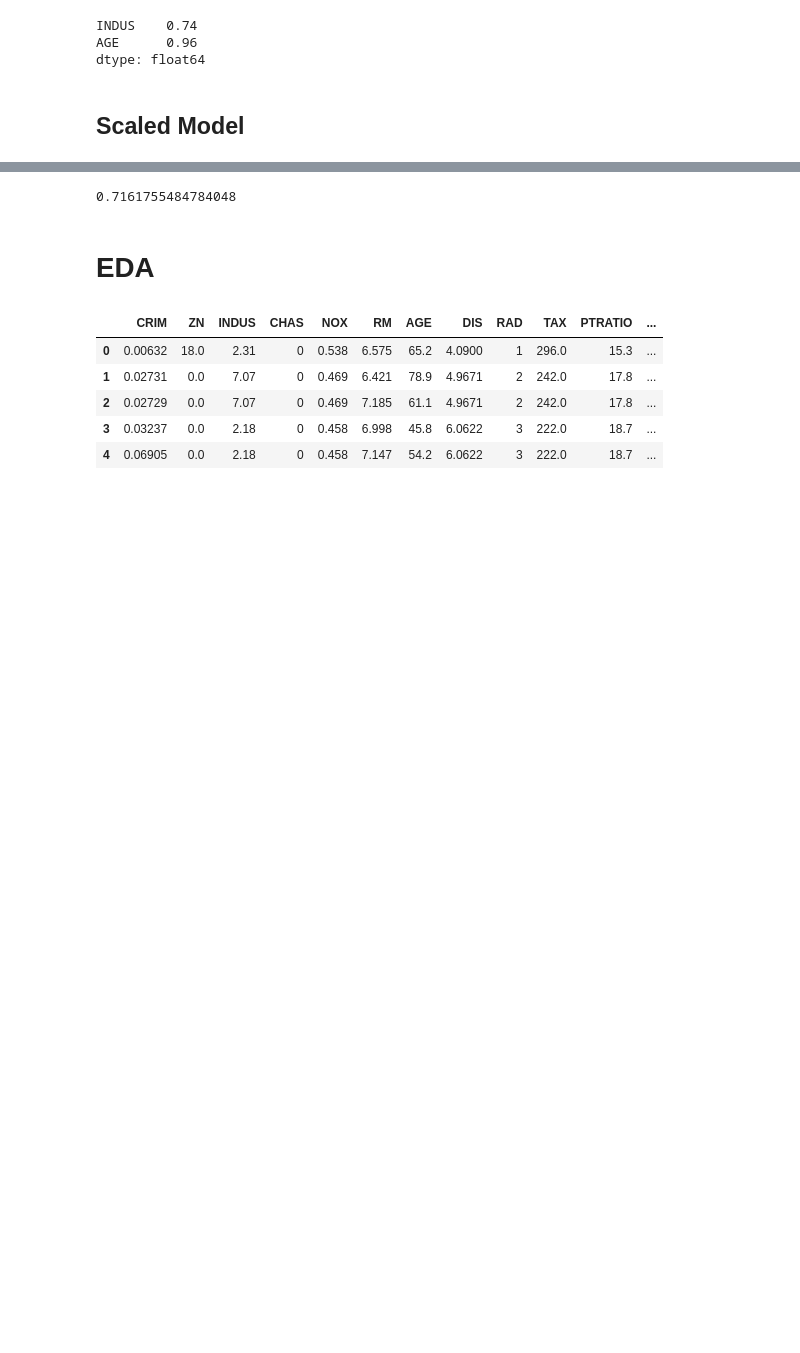
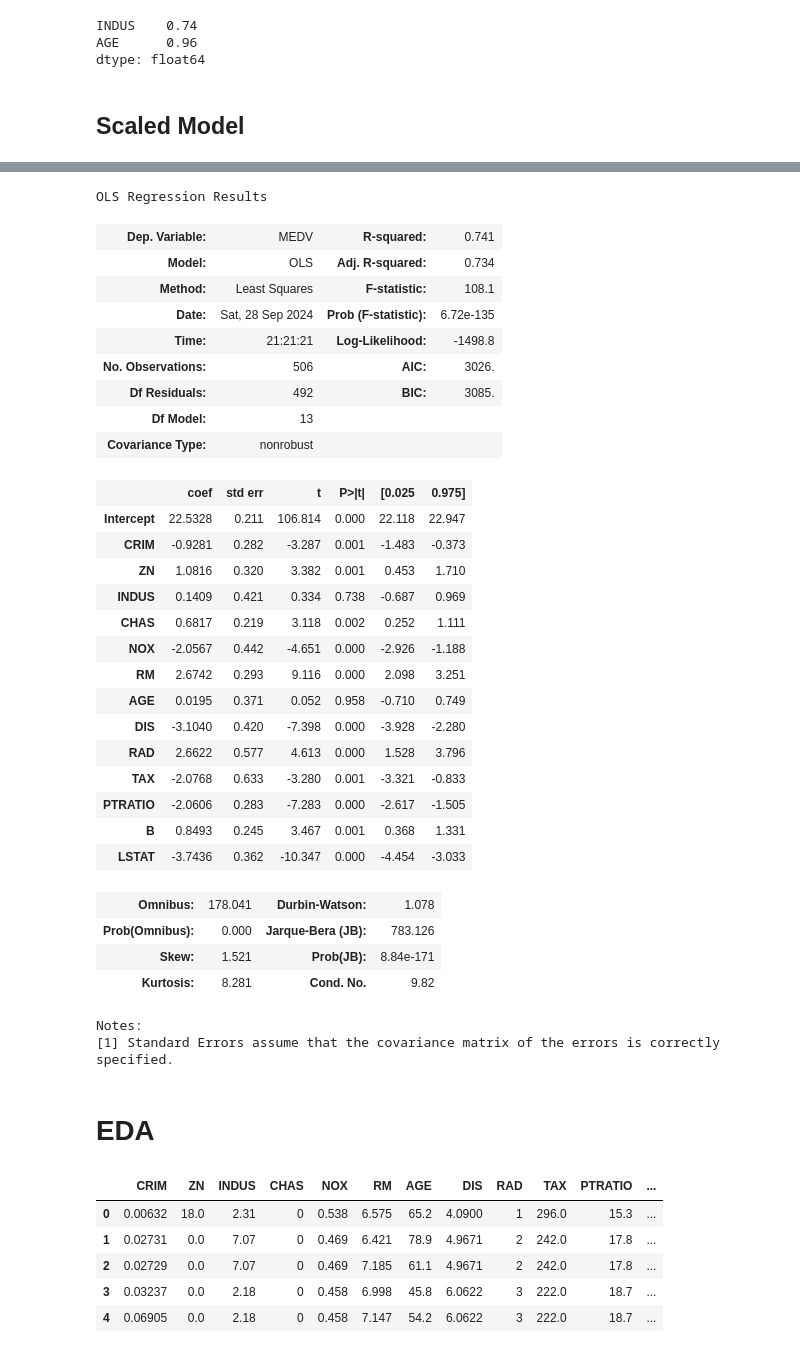
Before and after one commit to slmsshk/Data-Science-Dummy-main, a Jupyter notebook: Advance_Regression/Advance_Regression.ipynb, the cells around one changed output, grey strips where cells are left out. Saved outputs shown, nothing was run; the diff lists cells and outputs as text; code cells hidden in the pictures; blank space fills up the shorter version.

```diff
--- a/Advance_Regression/Advance_Regression.ipynb
+++ b/Advance_Regression/Advance_Regression.ipynb
@@ -224,10 +224,35 @@ ridge = Ridge(alpha=10, random_state=1, solver='lsqr')
-# %%
-
-
-ridge.fit(x_train,y_train)
-
-pred = ridge.predict(x_test)
-
-r2_score(y_test,pred)
-# %% [output]
-0.7161755484784048
+# %%
+model = ols('MEDV~CRIM+ZN+INDUS+CHAS+NOX+RM+AGE+DIS+RAD+TAX+PTRATIO+B+LSTAT',data=pd.concat([x_scaled,Y],axis=1)).fit()
+model.summary()
+# %% [output]
+OLS Regression Results
+| Dep. Variable: | MEDV | R-squared: | 0.741 |
+| Model: | OLS | Adj. R-squared: | 0.734 |
+| Method: | Least Squares | F-statistic: | 108.1 |
+| Date: | Sat, 28 Sep 2024 | Prob (F-statistic): | 6.72e-135 |
+| Time: | 21:21:21 | Log-Likelihood: | -1498.8 |
+| No. Observations: | 506 | AIC: | 3026. |
+| Df Residuals: | 492 | BIC: | 3085. |
+| Df Model: | 13 |  |  |
+| Covariance Type: | nonrobust |  |  |
+|  | coef | std err | t | P>|t| | [0.025 | 0.975] |
+| Intercept | 22.5328 | 0.211 | 106.814 | 0.000 | 22.118 | 22.947 |
+| CRIM | -0.9281 | 0.282 | -3.287 | 0.001 | -1.483 | -0.373 |
+| ZN | 1.0816 | 0.320 | 3.382 | 0.001 | 0.453 | 1.710 |
+| INDUS | 0.1409 | 0.421 | 0.334 | 0.738 | -0.687 | 0.969 |
+| CHAS | 0.6817 | 0.219 | 3.118 | 0.002 | 0.252 | 1.111 |
+| NOX | -2.0567 | 0.442 | -4.651 | 0.000 | -2.926 | -1.188 |
+| RM | 2.6742 | 0.293 | 9.116 | 0.000 | 2.098 | 3.251 |
+| AGE | 0.0195 | 0.371 | 0.052 | 0.958 | -0.710 | 0.749 |
+| DIS | -3.1040 | 0.420 | -7.398 | 0.000 | -3.928 | -2.280 |
+| RAD | 2.6622 | 0.577 | 4.613 | 0.000 | 1.528 | 3.796 |
+| TAX | -2.0768 | 0.633 | -3.280 | 0.001 | -3.321 | -0.833 |
+| PTRATIO | -2.0606 | 0.283 | -7.283 | 0.000 | -2.617 | -1.505 |
+| B | 0.8493 | 0.245 | 3.467 | 0.001 | 0.368 | 1.331 |
+| LSTAT | -3.7436 | 0.362 | -10.347 | 0.000 | -4.454 | -3.033 |
+| Omnibus: | 178.041 | Durbin-Watson: | 1.078 |
+| Prob(Omnibus): | 0.000 | Jarque-Bera (JB): | 783.126 |
+| Skew: | 1.521 | Prob(JB): | 8.84e-171 |
+| Kurtosis: | 8.281 | Cond. No. | 9.82 |
+Notes:
+[1] Standard Errors assume that the covariance matrix of the errors is correctly specified.
```
Also changed, not shown: parts of 11 cells of this notebook, 4 other files.
